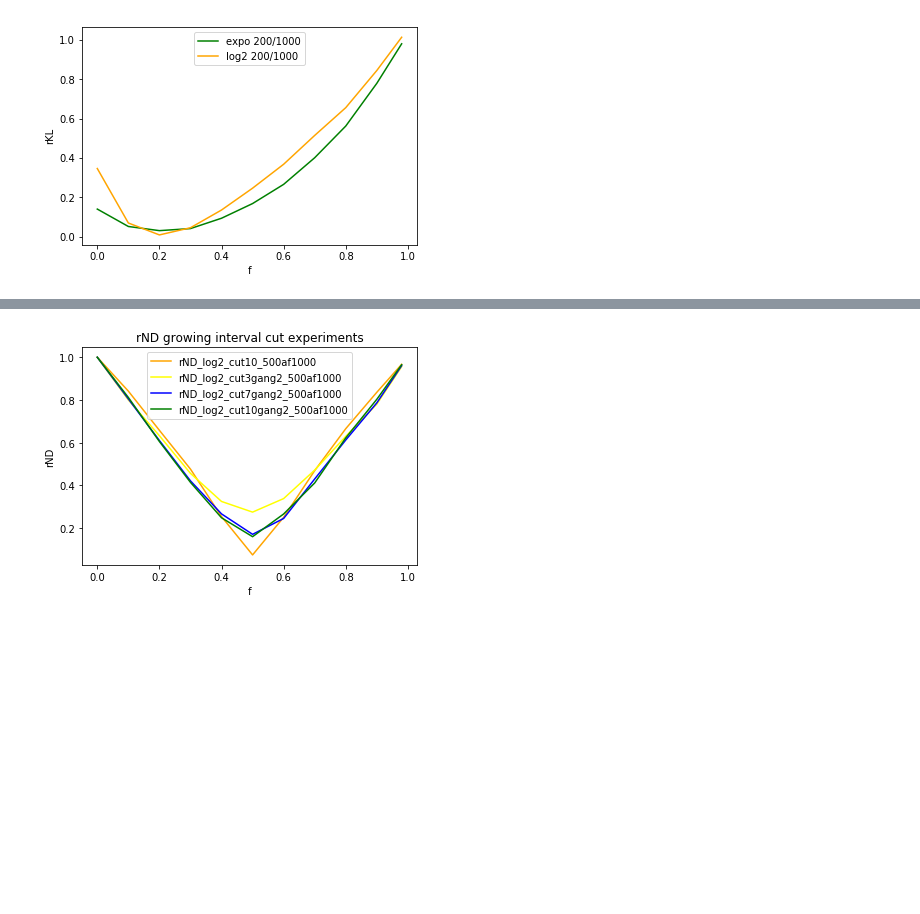
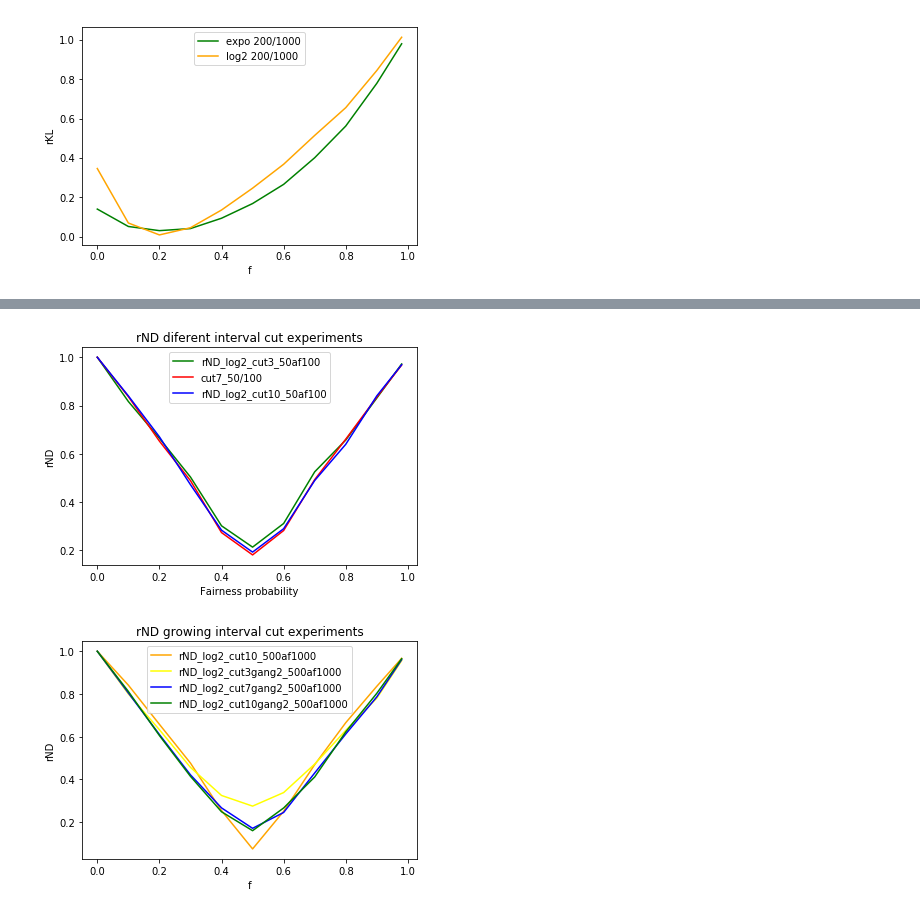
Before and after one commit to DeniseWarncke/Fair-Recommendations, a Jupyter notebook: notebooks/synethtic data plots .ipynb, the cells around one changed output, grey strips where cells are left out. Saved outputs shown, nothing was run; the diff lists cells and outputs as text; code cells hidden in the pictures; blank space fills up the shorter version.

```diff
--- a/notebooks/synethtic data plots .ipynb
+++ b/notebooks/synethtic data plots .ipynb
@@ -134,3 +140,26 @@ plt.show()
+# %%
+rND_log2_cut3_500af1000 = np.array([0.9999999999999999,0.8419264086910274,0.6647464890676342,0.4773642170126483,0.26790363901949615,0.07891283775743575,0.26095339939436796,0.47236876210565426,0.6616989265025198,0.8415382119805234,0.9686803311253588])
+rND_log2_cut3_50af100 = np.array([1.0,0.8167023488975924,0.6643036869950665,0.5037910273439505,0.3018016280484231,0.21351333186330376,0.31141893375300783,0.525471127670983,0.6571554885860234,0.8308806974818091,0.9720723165972628])
+rND_log2_cut7_500af1000 = np.array([0.9999999999999999,0.8369535255080257,0.669298161236042,0.4663009225626012,0.25165115794859694,0.08089272757051263,0.2690821806438119,0.4686881550759229,0.6682757846850287,0.8385910532974308,0.9688028275793169])
+rND_log2_cut10_500af1000 = np.array([1.0,0.8412969282043897,0.6578414912094719,0.47625484391915324,0.2538853444787542,0.07442500396361292,0.2505679196546882,0.4690782551637167,0.6655068213782604,0.8359187344631728,0.9668423485650883])
+rND_log2_cut10_50af100 = np.array([1.0,0.8398970681239841,0.6704044725566269,0.472182965702758,0.2837313337010324,0.19285646147791258,0.2897525214248041,0.4893982402032149,0.6394308951332058,0.8400464750185496,0.968973659740021])
+#plt.plot(x, nND_log2_cut5_5000af10000, color='pink', label = "nND_log2_cut5_5000af10000")
+#plt.plot(x, rND_log2_cut3_500af1000, color='g', label = "cut3_500/1000")
+plt.plot(x, rND_log2_cut3_50af100, color='g', label = "50/100")
+#plt.plot(x, rND_log2_cut7_500af1000, color='r', label = "cut7_500/1000")
+plt.plot(x, rnD_log2_cut7_50af100, color='r', label = "cut7_50/100")
+#plt.plot(x, rND_log2_cut10_500af1000, color='b', label = "cut10_500/1000")
+plt.plot(x, rND_log2_cut10_50af100, color='b', label = "rND_log2_cut10_50af100")
+#plt.plot(x, rND_log2_cut3, color='pink')
+plt.legend(loc='upper center')
+plt.xlabel('Fairness probability')
+plt.ylabel('rND')
+plt.title('rND diferent interval cut experiments')
+#plt.savefig('testbillede.png', bbox_inches = "tight")
+plt.savefig('testbillede3.png', bbox_inches = "tight")
+plt.show()
+# %% [output]
+[figure, added]
 # %%
 rND_log2_cut10_500af1000 = np.array([1.0,0.8412969282043897,0.6578414912094719,0.47625484391915324,0.2538853444787542,0.07442500396361292,0.2505679196546882,0.4690782551637167,0.6655068213782604,0.8359187344631728,0.9668423485650883])
 rND_log2_cut10gang2_500af1000 = np.array([1.0000000000000002,0.8118407105252348,0.6053129397904299,0.41413717078889734,0.24832489514215264,0.1598101477695361,0.2661315097738015,0.4113606072181839,0.622496840483241,0.8030485408242339,0.9649552790553889])
```
Also changed, not shown: parts of 3 cells of this notebook.
